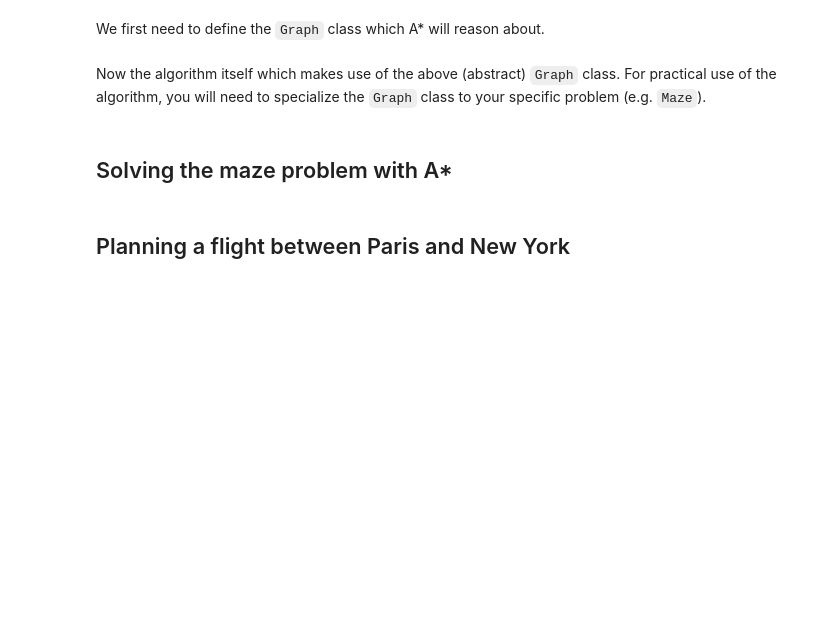
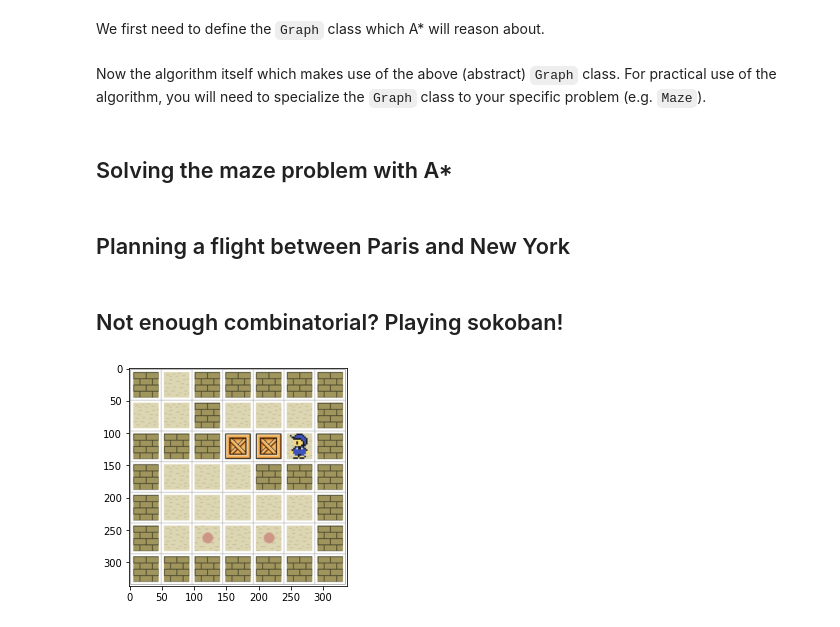
Before and after one commit to erachelson/seq_dec_mak, a Jupyter notebook: planning/planning.ipynb, the cells around one changed output. Saved outputs shown, nothing was run; the diff lists cells and outputs as text; code cells hidden in the pictures; blank space fills up the shorter version.

Commit message:
Adding Sokoban to the planning course

```diff
--- a/planning/planning.ipynb
+++ b/planning/planning.ipynb
@@ -622,3 +622,20 @@ astar = Astar(
 solution = astar.solve_from(FlightGraph.Node(flight_graph.departure))
 path = [n[0].data for n in solution[1]]
 flight_graph.render(path[-1], path)
+# %% [markdown]
+## Not enough combinatorial? Playing sokoban!
+# %%
+import pddlgym
+
+%matplotlib inline
+import matplotlib.pyplot as plt
+from IPython.display import clear_output
+
+env = pddlgym.make("PDDLEnvSokoban-v0")
+# print([p.problem_fname for p in env.problems])
+env.fix_problem_index(0)  # task02.pddl
+obs, debug_info = env.reset()
+img = env.render()
+sokoban_img = plt.imshow(img)
+# %% [output]
+[figure, added]
```
Also changed, not shown: parts of 1 cell of this notebook, 32 other files.
